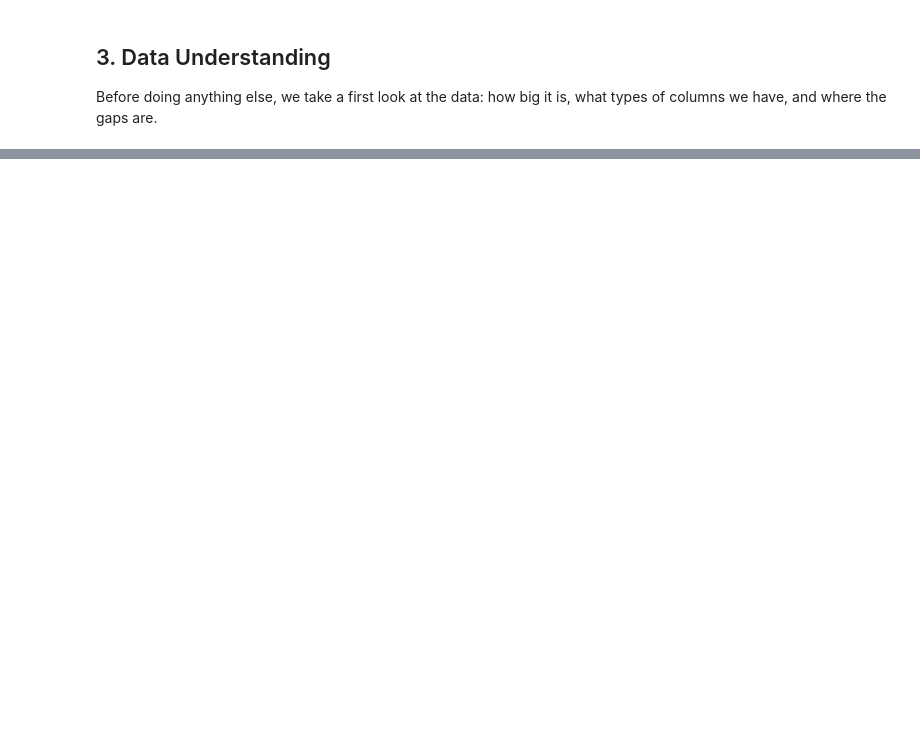
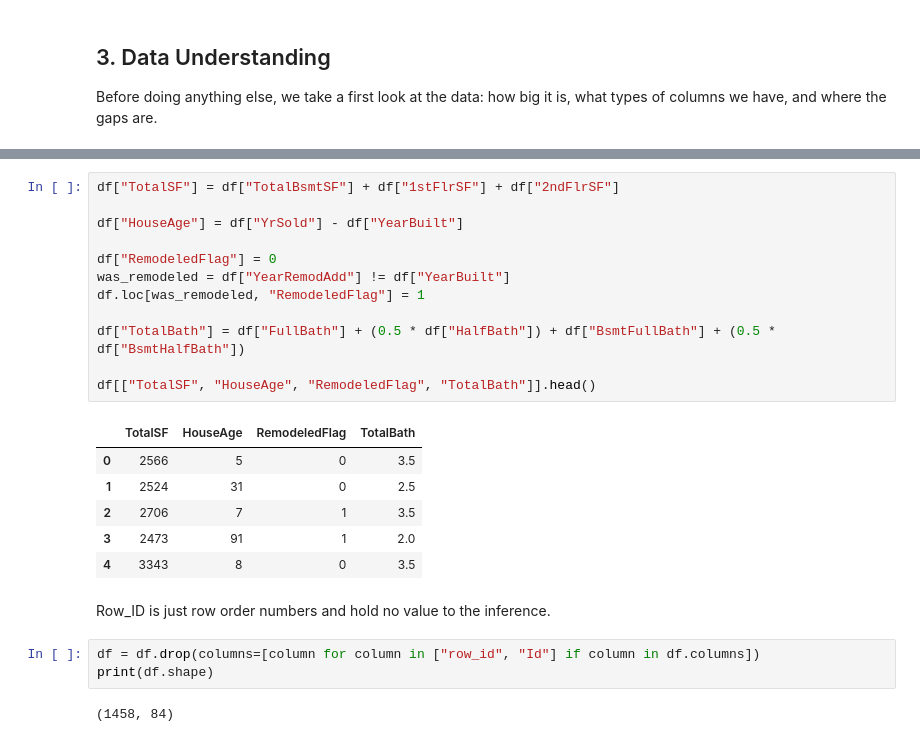
Before and after one commit to Majid-ctrl/Ames-Housing-Data-Cleaning-DS-Price-Prediction-Project, a Jupyter notebook: Notebook.ipynb, the cells around one changed output, grey strips where cells are left out. Drawn from its saved outputs; the diff is of its cells as text; blank space fills up the shorter version.

```diff
--- a/Notebook.ipynb
+++ b/Notebook.ipynb
@@ -91,0 +300,26 @@ print(df["SalePrice"].describe())
+# %%
+df["TotalSF"] = df["TotalBsmtSF"] + df["1stFlrSF"] + df["2ndFlrSF"]
+
+df["HouseAge"] = df["YrSold"] - df["YearBuilt"]
+
+df["RemodeledFlag"] = 0
+was_remodeled = df["YearRemodAdd"] != df["YearBuilt"]
+df.loc[was_remodeled, "RemodeledFlag"] = 1
+
+df["TotalBath"] = df["FullBath"] + (0.5 * df["HalfBath"]) + df["BsmtFullBath"] + (0.5 * df["BsmtHalfBath"])
+
+df[["TotalSF", "HouseAge", "RemodeledFlag", "TotalBath"]].head()
+# %% [output]
+|  | TotalSF | HouseAge | RemodeledFlag | TotalBath |
+| 0 | 2566 | 5 | 0 | 3.5 |
+| 1 | 2524 | 31 | 0 | 2.5 |
+| 2 | 2706 | 7 | 1 | 3.5 |
+| 3 | 2473 | 91 | 1 | 2.0 |
+| 4 | 3343 | 8 | 0 | 3.5 |
+# %% [markdown]
+Row_ID is just row order numbers and hold no value to the inference.
+# %%
+df = df.drop(columns=[column for column in ["row_id", "Id"] if column in df.columns])
+print(df.shape)
+# %% [output]
+(1458, 84)
```
Also changed, not shown: parts of 20 cells of this notebook.
